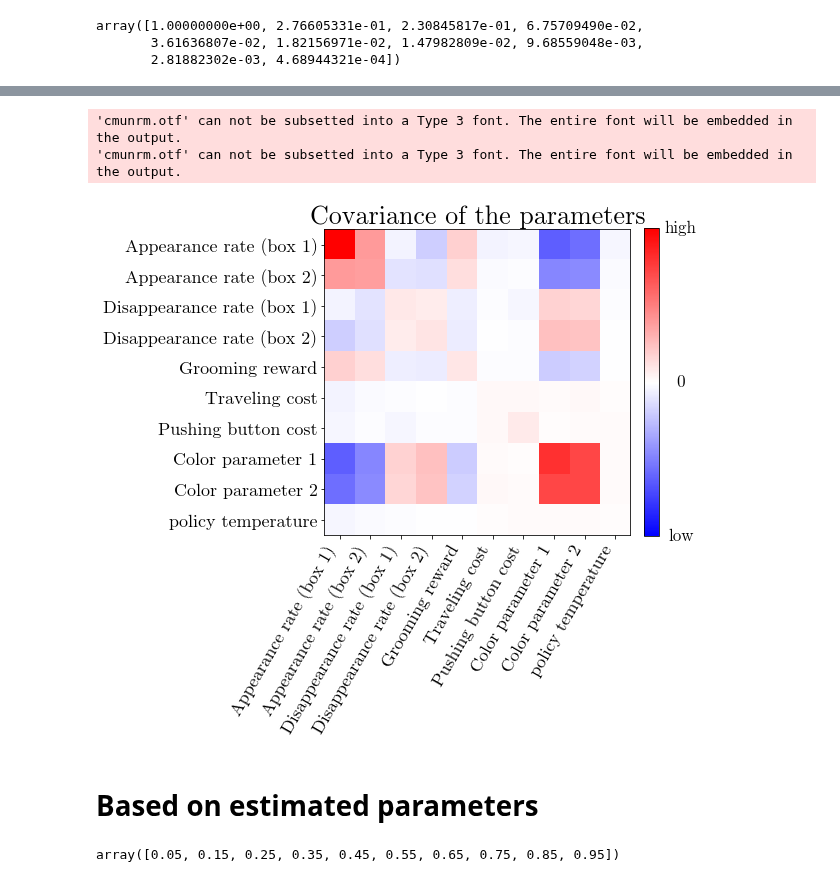
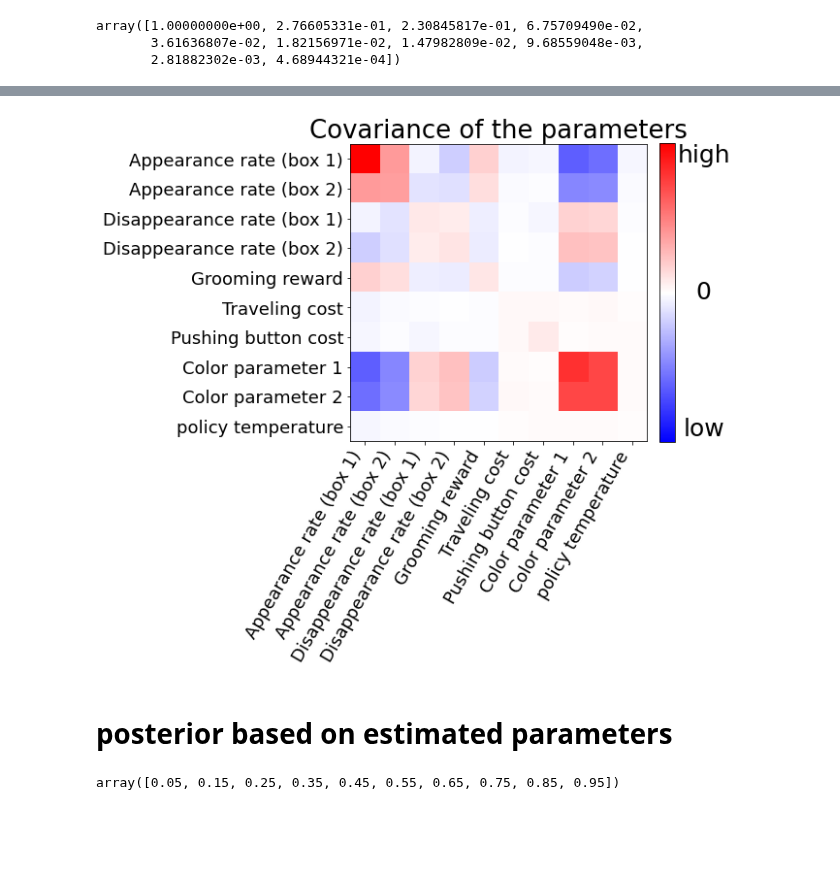
Before and after one commit to XaqLab/IRC_TwoSiteForaging, a Jupyter notebook: NNagent_IRCfromFile-01262020(170602).ipynb, the cells around one changed output, grey strips where cells are left out. Drawn from its saved outputs; the diff is of its cells as text; code cells hidden in the pictures; blank space fills up the shorter version.

```diff
--- a/NNagent_IRCfromFile-01262020(170602).ipynb
+++ b/NNagent_IRCfromFile-01262020(170602).ipynb
@@ -306,12 +189,12 @@ plt.ylabel('Projected parameters \n $\mathbf{v} \cdot \mathbf{\\theta}$', fontsi
 #plt.clabel(cs3, inline=1, fontsize=10)
 cbar = plt.colorbar(cs3,fraction=0.046, pad=0.04)
 for j, lab in enumerate(['low','high']):
-    cbar.ax.text(2.4, j , lab, ha='center', va='center', fontsize = 25, fontname = 'CMU Serif')
+    cbar.ax.text(2.4, j * 1100 - 6200, lab, ha='center', va='center', fontsize = 25)
 cbar.ax.get_yaxis().set_ticks([])
 cbar.ax.get_yaxis().labelpad = 10
 cbar.ax.set_ylabel('Log Likelihood', rotation=90, fontsize = 35, fontname = 'CMU Serif')
 
 plt.show()
 
-fig_contour.savefig('contour.pdf', format='pdf', bbox_inches = 'tight')
+#fig_contour.savefig('contour.pdf', format='pdf', bbox_inches = 'tight')
 # %% [output]
@@ -536,9 +413,9 @@ ax.set_yticklabels( ('Appearance rate (box 1)', 'Appearance rate (box 2)', 'Disa
                     'Color parameter 1','Color parameter 2', 'policy temperature'), ha = 'right', fontsize = 18)
 cbar = fig_correlation.colorbar(p_corre,fraction=0.046, pad=0.04)
 for j, lab in enumerate(['-1','0', '1']):
-    cbar.ax.text(2.4, j/2 , lab, ha='center', va='center', fontsize = 25, fontname = 'CMU Serif')
+    cbar.ax.text(2.4, j - 1, lab, ha='center', va='center', fontsize = 25)
 cbar.ax.get_yaxis().set_ticks([])
 cbar.ax.get_yaxis().labelpad = 10
 
-fig_correlation.savefig('correlation.pdf', format='pdf', bbox_inches = 'tight')
+#fig_correlation.savefig('correlation.pdf', format='pdf', bbox_inches = 'tight')
 # %% [output]
@@ -548,31 +424,30 @@ fig_correlation.savefig('correlation.pdf', format='pdf', bbox_inches = 'tight')
 # %%
 fig_cov, ax = plt.subplots(figsize = (6, 6))
 p_cov = ax.imshow(var_para_woCol, cmap = 'bwr',
              vmin = -np.max(var_para_woCol), vmax = np.max(var_para_woCol))
 ax.set_title('Covariance of the parameters', fontsize = 26)
 ax.set_xticks(list(range(10)))
 ax.set_xticklabels( ('Appearance rate (box 1)', 'Appearance rate (box 2)', 'Disappearance rate (box 1)',
                     'Disappearance rate (box 2)','Grooming reward', 'Traveling cost', 'Pushing button cost',
                     'Color parameter 1','Color parameter 2', 'policy temperature'), rotation = 60,
                    ha = 'right', fontsize = 18)
 ax.set_yticks(list(range(10)))
 ax.set_yticklabels( ('Appearance rate (box 1)', 'Appearance rate (box 2)', 'Disappearance rate (box 1)',
                     'Disappearance rate (box 2)','Grooming reward', 'Traveling cost', 'Pushing button cost',
                     'Color parameter 1','Color parameter 2', 'policy temperature'), ha = 'right', fontsize = 18)
 
 cbar = fig_cov.colorbar(p_cov,fraction=0.046, pad=0.04)
+
 for j, lab in enumerate(['low','0', 'high']):
-    cbar.ax.text(2.4, j/2 , lab, ha='center', va='center', fontsize = 17, fontname = 'CMU Serif')
+    cbar.ax.text(0.008, 0.0015 * (j - 1), lab, ha='center', va='center', fontsize = 25)
 cbar.ax.get_yaxis().set_ticks([])
 cbar.ax.get_yaxis().labelpad = 10
 
-fig_cov.savefig('covariance.pdf', format='pdf', bbox_inches = 'tight')
+#fig_cov.savefig('covariance.pdf', format='pdf', bbox_inches = 'tight')
 # %% [output]
-'cmunrm.otf' can not be subsetted into a Type 3 font. The entire font will be embedded in the output.
-'cmunrm.otf' can not be subsetted into a Type 3 font. The entire font will be embedded in the output.
-[figure, old version]
+[figure, new version]
 # %% [markdown]
-# Based on estimated parameters
+# posterior based on estimated parameters
 # %%
 belief_array = (np.arange(nq) + 1/2)/nq
 belief_array
```
Also changed, not shown: parts of 47 cells of this notebook.
